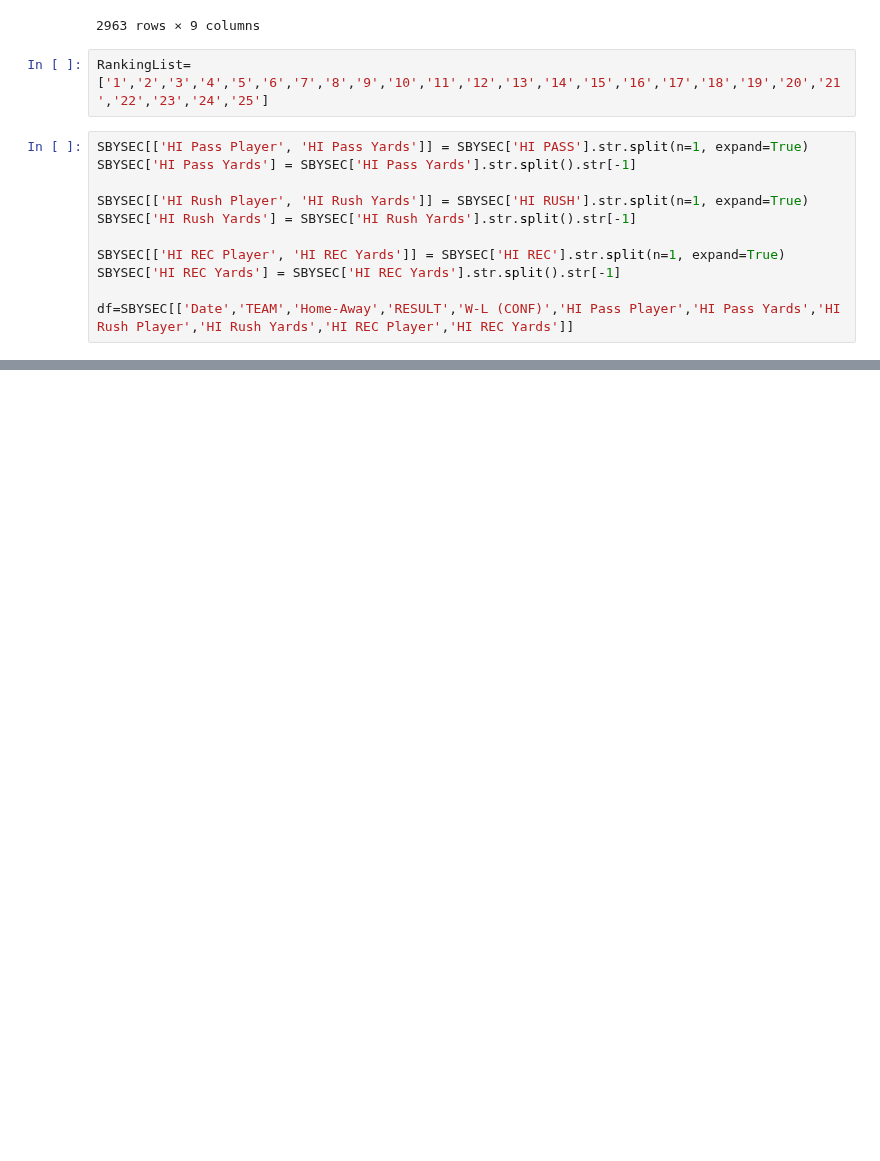
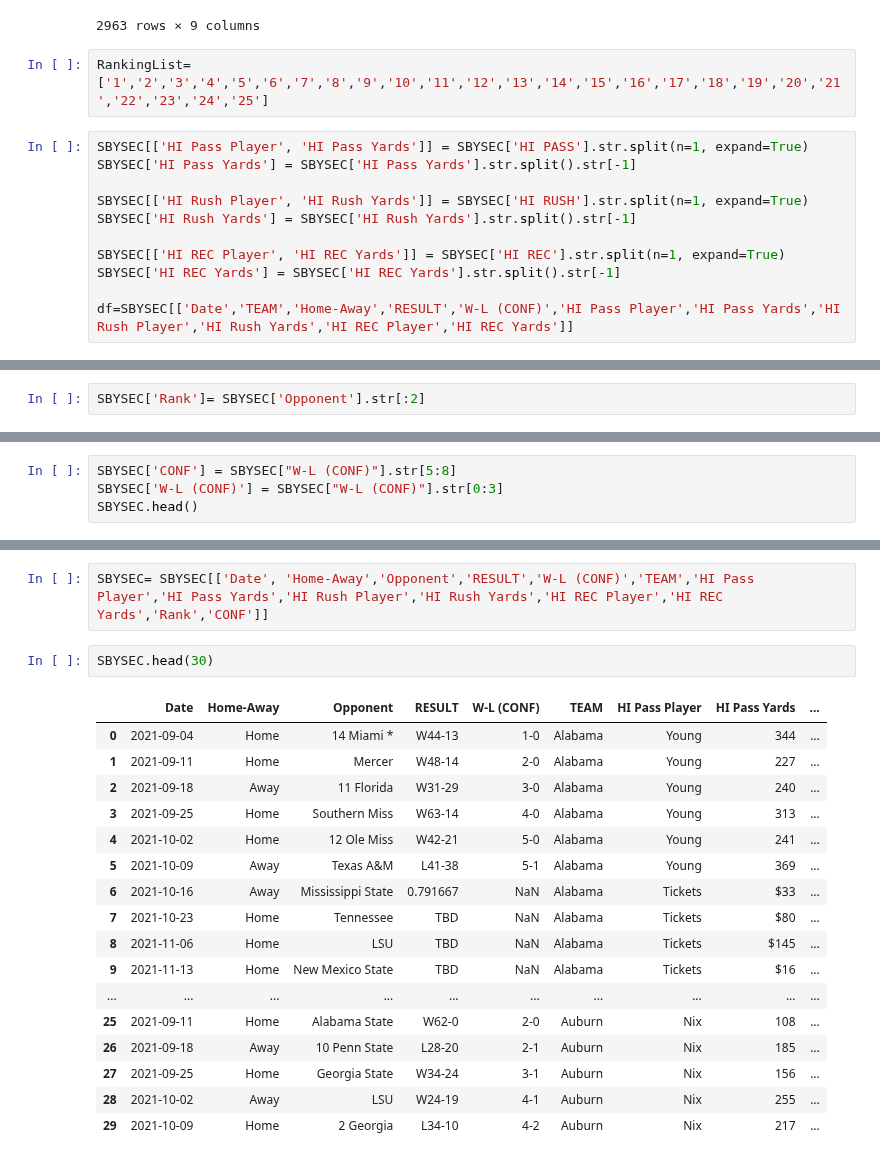
Before and after one commit to MarkClampitt/Springboard, a Jupyter notebook: Capstone2/DataWrangling.ipynb, the cells around one changed output, grey strips where cells are left out. Drawn from its saved outputs; the diff is of its cells as text; blank space fills up the shorter version.

```diff
--- a/Capstone2/DataWrangling.ipynb
+++ b/Capstone2/DataWrangling.ipynb
@@ -393,3 +393,5 @@ SBYSEC.head()
 | 2 | 2021-09-18 | Away | 11 Florida | W31-29 | 3-0 (1-0) | Young 240 | Robinson Jr. 78 | Williams 61 | Alabama | Young | ... |
 | 3 | 2021-09-25 | Home | Southern Miss | W63-14 | 4-0 (1-0) | Young 313 | Williams 110 | Billingsley 105 | Alabama | Young | ... |
 | 4 | 2021-10-02 | Home | 12 Ole Miss | W42-21 | 5-0 (2-0) | Young 241 | Robinson Jr. 171 | Williams 65 | Alabama | Young | ... |
+# %%
+SBYSEC['Rank']= SBYSEC['Opponent'].str[:2]
@@ -395,0 +407,4 @@ SBYSEC.head()
+# %%
+SBYSEC['CONF'] = SBYSEC["W-L (CONF)"].str[5:8]
+SBYSEC['W-L (CONF)'] = SBYSEC["W-L (CONF)"].str[0:3]
+SBYSEC.head()
@@ -395,0 +418,22 @@ SBYSEC.head()
+# %%
+SBYSEC= SBYSEC[['Date', 'Home-Away','Opponent','RESULT','W-L (CONF)','TEAM','HI Pass Player','HI Pass Yards','HI Rush Player','HI Rush Yards','HI REC Player','HI REC Yards','Rank','CONF']]
+# %%
+SBYSEC.head(30)
+# %% [output]
+|  | Date | Home-Away | Opponent | RESULT | W-L (CONF) | TEAM | HI Pass Player | HI Pass Yards | ... |
+| 0 | 2021-09-04 | Home | 14 Miami * | W44-13 | 1-0 | Alabama | Young | 344 | ... |
+| 1 | 2021-09-11 | Home | Mercer | W48-14 | 2-0 | Alabama | Young | 227 | ... |
+| 2 | 2021-09-18 | Away | 11 Florida | W31-29 | 3-0 | Alabama | Young | 240 | ... |
+| 3 | 2021-09-25 | Home | Southern Miss | W63-14 | 4-0 | Alabama | Young | 313 | ... |
+| 4 | 2021-10-02 | Home | 12 Ole Miss | W42-21 | 5-0 | Alabama | Young | 241 | ... |
+| 5 | 2021-10-09 | Away | Texas A&M | L41-38 | 5-1 | Alabama | Young | 369 | ... |
+| 6 | 2021-10-16 | Away | Mississippi State | 0.791667 | NaN | Alabama | Tickets | $33 | ... |
+| 7 | 2021-10-23 | Home | Tennessee | TBD | NaN | Alabama | Tickets | $80 | ... |
+| 8 | 2021-11-06 | Home | LSU | TBD | NaN | Alabama | Tickets | $145 | ... |
+| 9 | 2021-11-13 | Home | New Mexico State | TBD | NaN | Alabama | Tickets | $16 | ... |
+| ... | ... | ... | ... | ... | ... | ... | ... | ... | ... |
+| 25 | 2021-09-11 | Home | Alabama State | W62-0 | 2-0 | Auburn | Nix | 108 | ... |
+| 26 | 2021-09-18 | Away | 10 Penn State | L28-20 | 2-1 | Auburn | Nix | 185 | ... |
+| 27 | 2021-09-25 | Home | Georgia State | W34-24 | 3-1 | Auburn | Nix | 156 | ... |
+| 28 | 2021-10-02 | Away | LSU | W24-19 | 4-1 | Auburn | Nix | 255 | ... |
+| 29 | 2021-10-09 | Home | 2 Georgia | L34-10 | 4-2 | Auburn | Nix | 217 | ... |
```
Also changed, not shown: parts of 2 cells of this notebook.
